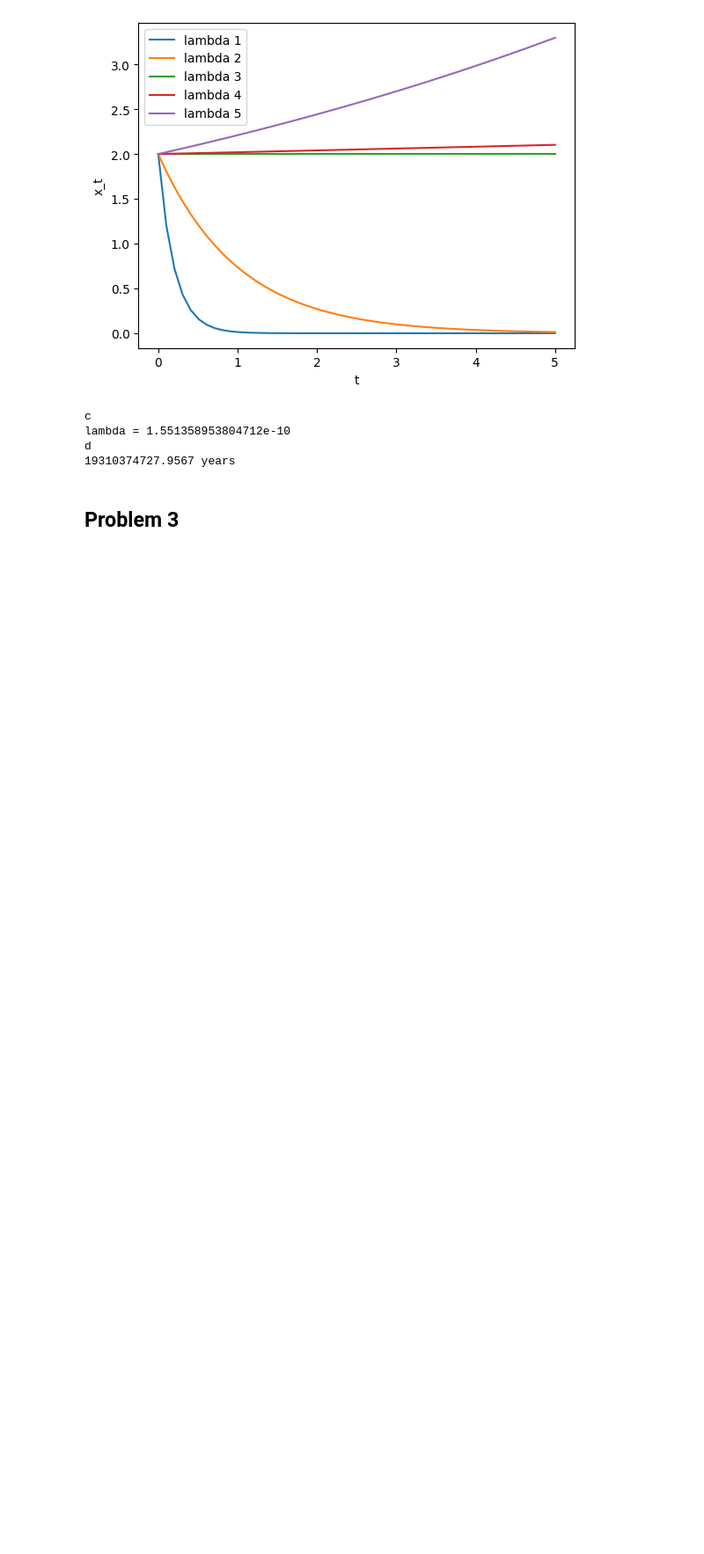
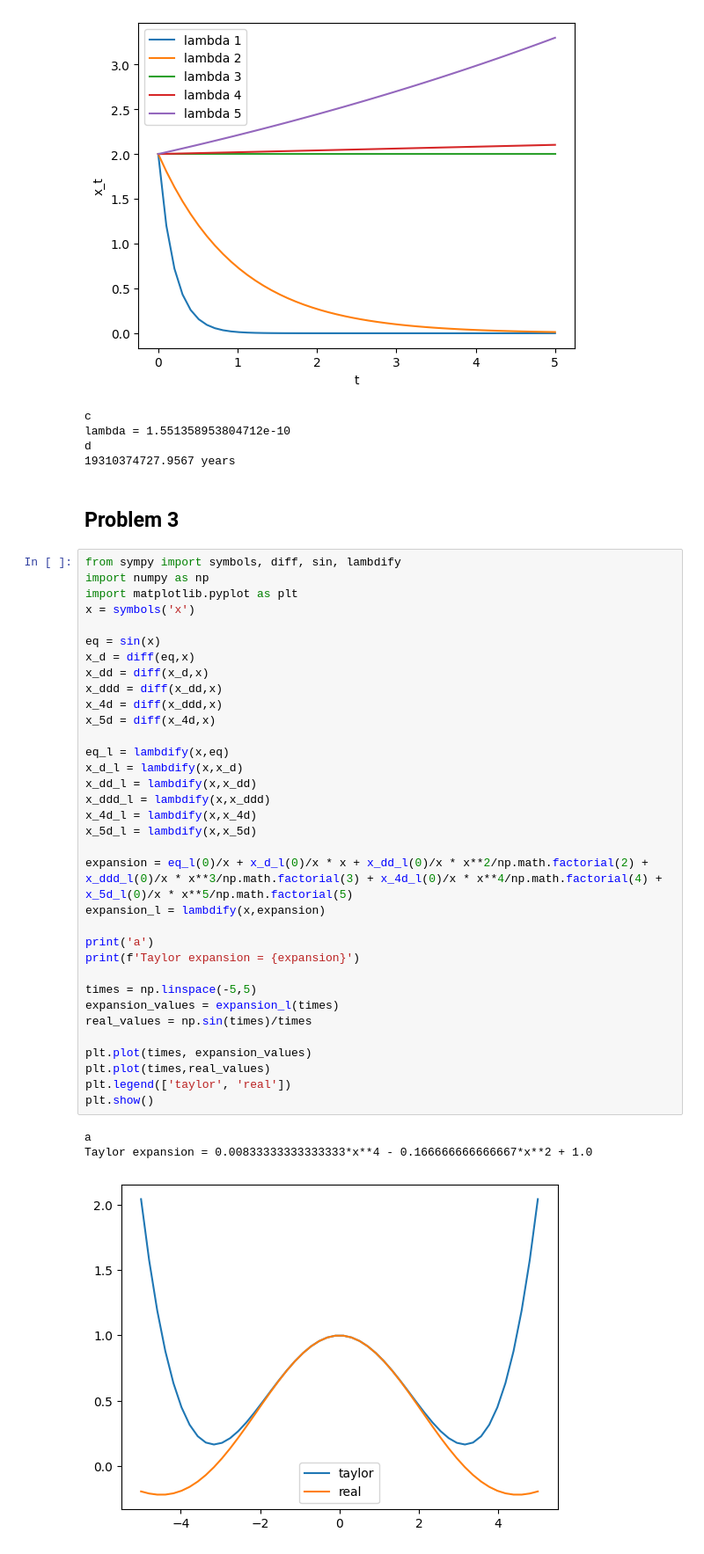
Before and after one commit to michaelhotchkiss/Applied-Mathematics, a Jupyter notebook: HW 1.ipynb, the cells around one changed output. Shown at 88% size. Saved outputs shown, nothing was run; the diff lists cells and outputs as text; blank space fills up the shorter version.

```diff
--- a/HW 1.ipynb
+++ b/HW 1.ipynb
@@ -77,4 +77,42 @@ d
 19310374727.9567 years
 # %% [markdown]
 ## Problem 3
+# %%
+from sympy import symbols, diff, sin, lambdify
+import numpy as np
+import matplotlib.pyplot as plt
+x = symbols('x')
+
+eq = sin(x)
+x_d = diff(eq,x)
+x_dd = diff(x_d,x)
+x_ddd = diff(x_dd,x)
+x_4d = diff(x_ddd,x)
+x_5d = diff(x_4d,x)
+
+eq_l = lambdify(x,eq)
+x_d_l = lambdify(x,x_d)
+x_dd_l = lambdify(x,x_dd)
+x_ddd_l = lambdify(x,x_ddd)
+x_4d_l = lambdify(x,x_4d)
+x_5d_l = lambdify(x,x_5d)
+
+expansion = eq_l(0)/x + x_d_l(0)/x * x + x_dd_l(0)/x * x**2/np.math.factorial(2) + x_ddd_l(0)/x * x**3/np.math.factorial(3) + x_4d_l(0)/x * x**4/np.math.factorial(4) + x_5d_l(0)/x * x**5/np.math.factorial(5)
+expansion_l = lambdify(x,expansion)
+
+print('a')
+print(f'Taylor expansion = {expansion}')
+
+times = np.linspace(-5,5)
+expansion_values = expansion_l(times)
+real_values = np.sin(times)/times
+
+plt.plot(times, expansion_values)
+plt.plot(times,real_values)
+plt.legend(['taylor', 'real'])
+plt.show()
+# %% [output]
+a
+Taylor expansion = 0.00833333333333333*x**4 - 0.166666666666667*x**2 + 1.0
+[figure, added]
 # %%
```
Also changed, not shown: parts of 4 cells of this notebook.
